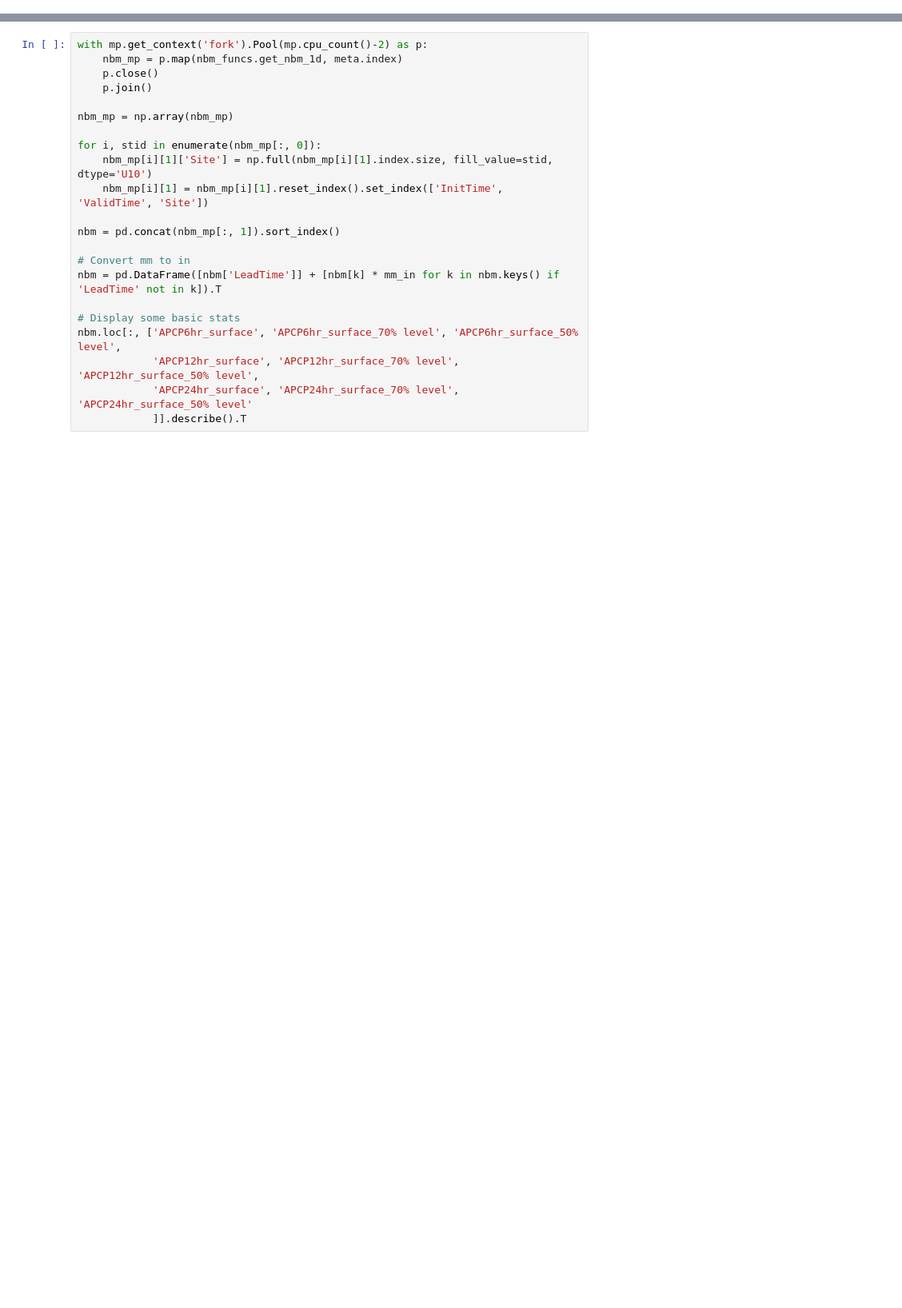
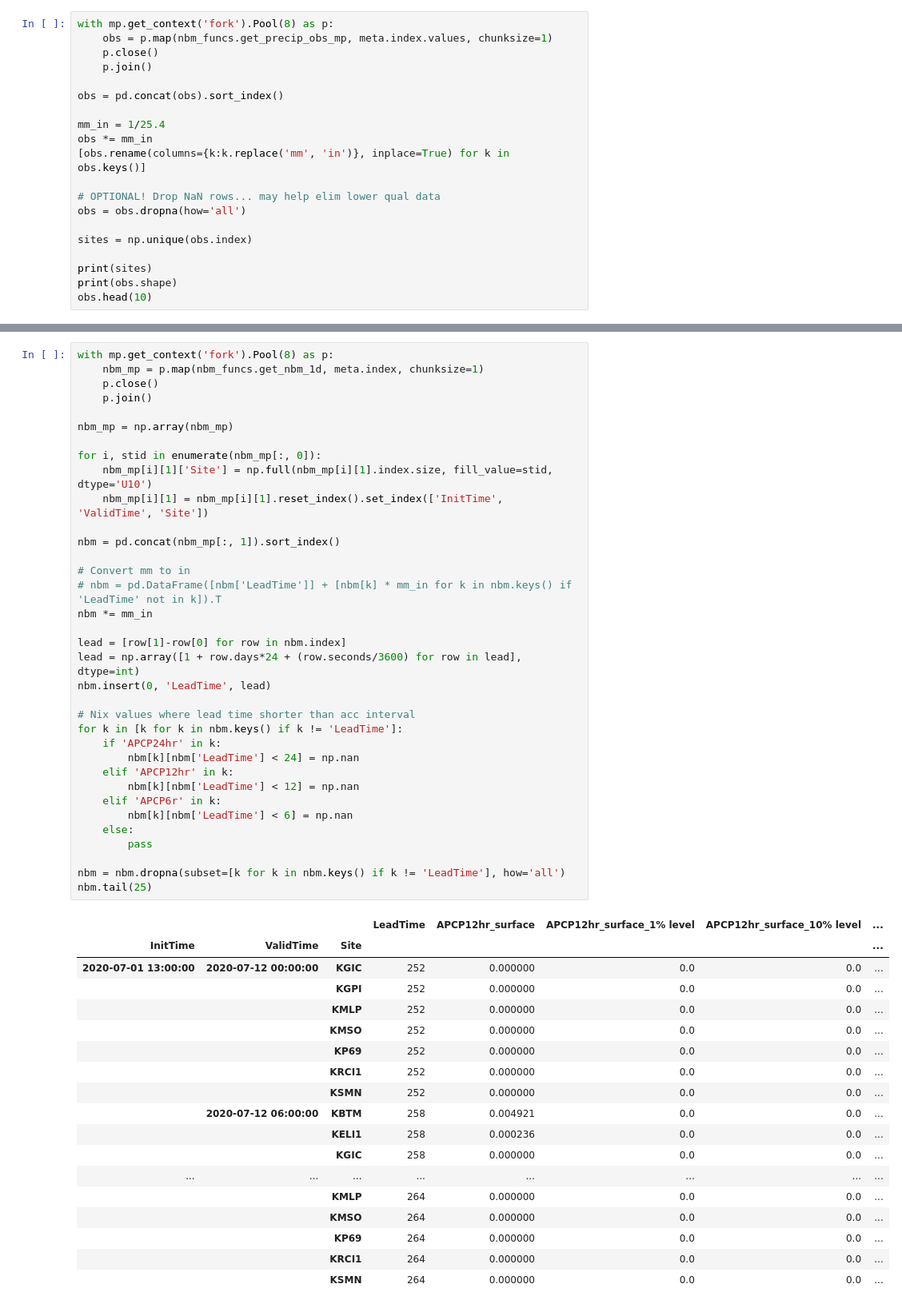
Before and after one commit to m-wessler/nbm-verify, a Jupyter notebook: notebooks/multi_station_1Dqpf.ipynb, the cells around one changed output, grey strips where cells are left out. Shown at 80% size. Saved outputs shown, nothing was run; the diff lists cells and outputs as text; blank space fills up the shorter version.

Commit message:
added multiprocessing to speed up data pull

```diff
--- a/notebooks/multi_station_1Dqpf.ipynb
+++ b/notebooks/multi_station_1Dqpf.ipynb
@@ -145,0 +130,20 @@ obs[:25]
+# %%
+with mp.get_context('fork').Pool(8) as p:
+    obs = p.map(nbm_funcs.get_precip_obs_mp, meta.index.values, chunksize=1)
+    p.close()
+    p.join()
+
+obs = pd.concat(obs).sort_index()
+
+mm_in = 1/25.4
+obs *= mm_in
+[obs.rename(columns={k:k.replace('mm', 'in')}, inplace=True) for k in obs.keys()]
+
+# OPTIONAL! Drop NaN rows... may help elim lower qual data
+obs = obs.dropna(how='all')
+
+sites = np.unique(obs.index)
+
+print(sites)
+print(obs.shape)
+obs.head(10)
@@ -154,24 +183,56 @@ See more at: https://hwp-viz.gsd.esrl.noaa.gov/wave1d/?location=KSLC&col=2&hgt=1
 <br><br>
 If no forecast file exists, will download and save for future use. This can take some time.
 # %%
-with mp.get_context('fork').Pool(mp.cpu_count()-2) as p:
-    nbm_mp = p.map(nbm_funcs.get_nbm_1d, meta.index)
+with mp.get_context('fork').Pool(8) as p:
+    nbm_mp = p.map(nbm_funcs.get_nbm_1d, meta.index, chunksize=1)
     p.close()
     p.join()
 
 nbm_mp = np.array(nbm_mp)
 
 for i, stid in enumerate(nbm_mp[:, 0]):
     nbm_mp[i][1]['Site'] = np.full(nbm_mp[i][1].index.size, fill_value=stid, dtype='U10')
     nbm_mp[i][1] = nbm_mp[i][1].reset_index().set_index(['InitTime', 'ValidTime', 'Site'])
 
 nbm = pd.concat(nbm_mp[:, 1]).sort_index()
 
 # Convert mm to in
-nbm = pd.DataFrame([nbm['LeadTime']] + [nbm[k] * mm_in for k in nbm.keys() if 'LeadTime' not in k]).T
+# nbm = pd.DataFrame([nbm['LeadTime']] + [nbm[k] * mm_in for k in nbm.keys() if 'LeadTime' not in k]).T
+nbm *= mm_in
 
-# Display some basic stats
-nbm.loc[:, ['APCP6hr_surface', 'APCP6hr_surface_70% level', 'APCP6hr_surface_50% level',
-            'APCP12hr_surface', 'APCP12hr_surface_70% level', 'APCP12hr_surface_50% level',
-            'APCP24hr_surface', 'APCP24hr_surface_70% level', 'APCP24hr_surface_50% level'
-            ]].describe().T
+lead = [row[1]-row[0] for row in nbm.index]
+lead = np.array([1 + row.days*24 + (row.seconds/3600) for row in lead], dtype=int)
+nbm.insert(0, 'LeadTime', lead)
+
+# Nix values where lead time shorter than acc interval
+for k in [k for k in nbm.keys() if k != 'LeadTime']:
+    if 'APCP24hr' in k:
+        nbm[k][nbm['LeadTime'] < 24] = np.nan
+    elif 'APCP12hr' in k:
+        nbm[k][nbm['LeadTime'] < 12] = np.nan
+    elif 'APCP6r' in k:
+        nbm[k][nbm['LeadTime'] < 6] = np.nan
+    else:
+        pass
+
+nbm = nbm.dropna(subset=[k for k in nbm.keys() if k != 'LeadTime'], how='all')
+nbm.tail(25)
+# %% [output]
+|  |  |  | LeadTime | APCP12hr_surface | APCP12hr_surface_1% level | APCP12hr_surface_10% level | ... |
+| InitTime | ValidTime | Site |  |  |  |  | ... |
+| 2020-07-01 13:00:00 | 2020-07-12 00:00:00 | KGIC | 252 | 0.000000 | 0.0 | 0.0 | ... |
+|  |  | KGPI | 252 | 0.000000 | 0.0 | 0.0 | ... |
+|  |  | KMLP | 252 | 0.000000 | 0.0 | 0.0 | ... |
+|  |  | KMSO | 252 | 0.000000 | 0.0 | 0.0 | ... |
+|  |  | KP69 | 252 | 0.000000 | 0.0 | 0.0 | ... |
+|  |  | KRCI1 | 252 | 0.000000 | 0.0 | 0.0 | ... |
+|  |  | KSMN | 252 | 0.000000 | 0.0 | 0.0 | ... |
+|  | 2020-07-12 06:00:00 | KBTM | 258 | 0.004921 | 0.0 | 0.0 | ... |
+|  |  | KELI1 | 258 | 0.000236 | 0.0 | 0.0 | ... |
+|  |  | KGIC | 258 | 0.000000 | 0.0 | 0.0 | ... |
+| ... | ... | ... | ... | ... | ... | ... | ... |
+|  |  | KMLP | 264 | 0.000000 | 0.0 | 0.0 | ... |
+|  |  | KMSO | 264 | 0.000000 | 0.0 | 0.0 | ... |
+|  |  | KP69 | 264 | 0.000000 | 0.0 | 0.0 | ... |
+|  |  | KRCI1 | 264 | 0.000000 | 0.0 | 0.0 | ... |
+|  |  | KSMN | 264 | 0.000000 | 0.0 | 0.0 | ... |
```
Also changed, not shown: parts of 21 cells of this notebook, 1 other file.
